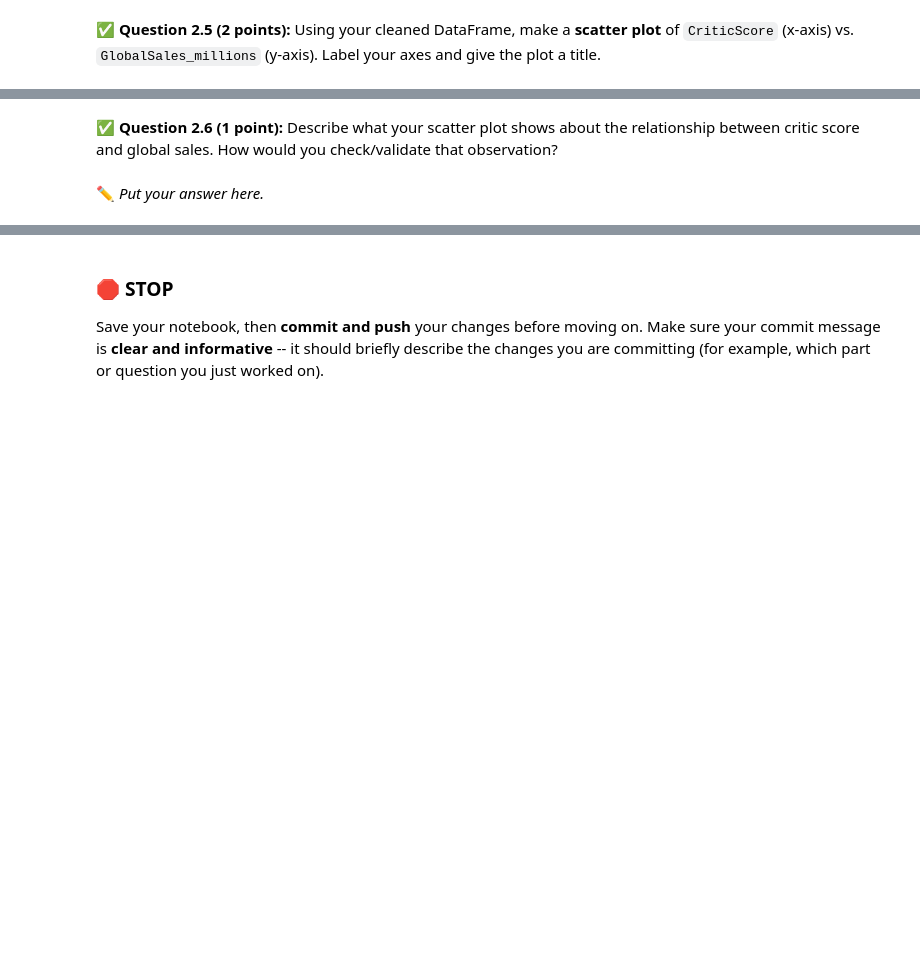
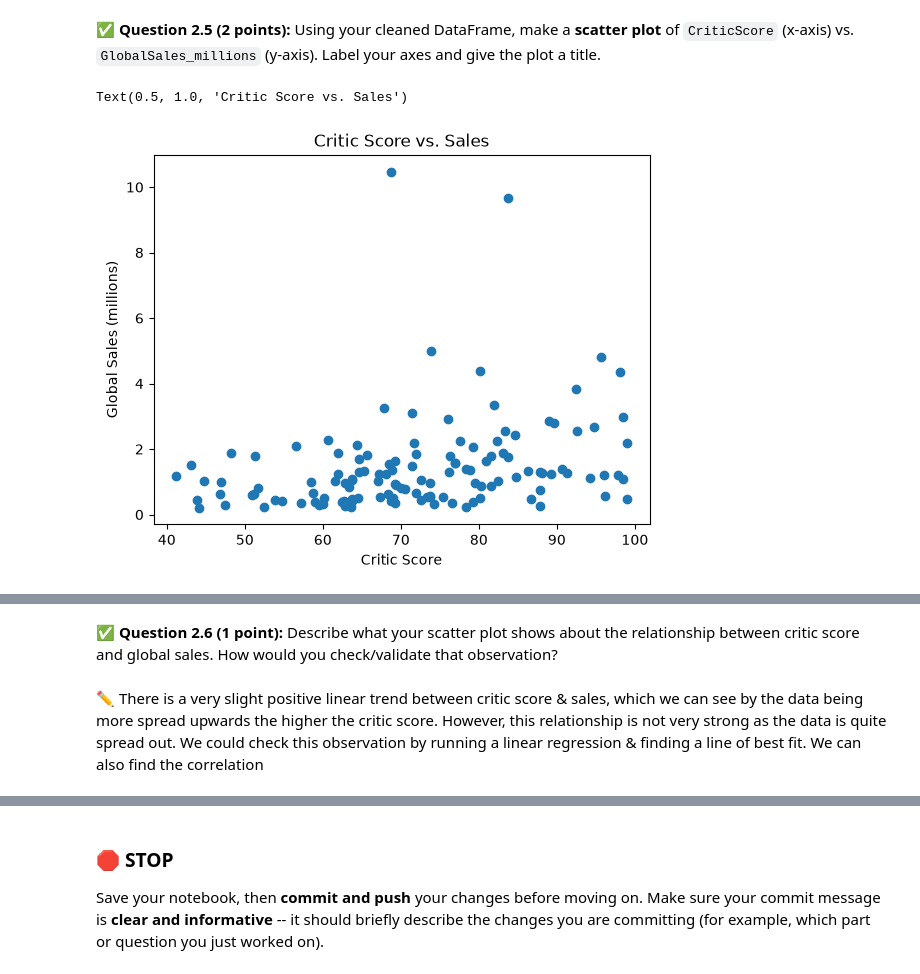
Before and after one commit to emilysklenicka/CMSE202-f26-turnin, a Jupyter notebook: midterm/CMSE202-Midterm-Section004-STUDENT.ipynb, the cells around one changed output, grey strips where cells are left out. Saved outputs shown, nothing was run; the diff lists cells and outputs as text; code cells hidden in the pictures; blank space fills up the shorter version.

```diff
--- a/midterm/CMSE202-Midterm-Section004-STUDENT.ipynb
+++ b/midterm/CMSE202-Midterm-Section004-STUDENT.ipynb
@@ -119,0 +119,5 @@ from the URL provided by your instructor. Put the command you used in the cell b
+# %%
+# Put your code here
+import pandas as pd
+video_games = pd.read_csv('https://raw.githubusercontent.com/msu-cmse-courses/cmse202-supplemental-data/main/data/video_games.csv')
+video_games.head()
@@ -141,6 +189,7 @@ from the URL provided by your instructor. Put the command you used in the cell b
 DataFrame with all rows containing missing values removed.
 # %%
 # Put your code here
+video_games_cleaned = video_games.dropna()
 # %% [markdown]
 <!-- END QUESTION -->
 <!-- DO NOT MODIFY OR DELETE THIS CELL -->
@@ -154,3 +201,13 @@ DataFrame with all rows containing missing values removed.
+# %%
+# Put your code here
+import matplotlib.pyplot as plt
+plt.scatter(video_games_cleaned['CriticScore'], video_games_cleaned['GlobalSales_millions'])
+plt.xlabel('Critic Score')
+plt.ylabel('Global Sales (millions)')
+plt.title('Critic Score vs. Sales')
+# %% [output]
+Text(0.5, 1.0, 'Critic Score vs. Sales')
+[figure, added]
 # %% [markdown]
 <!-- END QUESTION -->
 <!-- DO NOT MODIFY OR DELETE THIS CELL -->
@@ -159,8 +216,8 @@ DataFrame with all rows containing missing values removed.
 
 &#9989; **Question 2.6 (1 point):** Describe what your scatter plot shows about the relationship between
 critic score and global sales. How would you check/validate that observation?
-# %% [markdown]
-&#9999;&#65039; *Put your answer here.*
+# %% [markdown]
+&#9999;&#65039; There is a very slight positive linear trend between critic score & sales, which we can see by the data being more spread upwards the higher the critic score. However, this relationship is not very strong as the data is quite spread out. We could check this observation by running a linear regression & finding a line of best fit. We can also find the correlation
 # %% [markdown]
 <!-- END QUESTION -->
 <!-- DO NOT MODIFY OR DELETE THIS CELL -->
```
Also changed, not shown: parts of 6 cells of this notebook.
